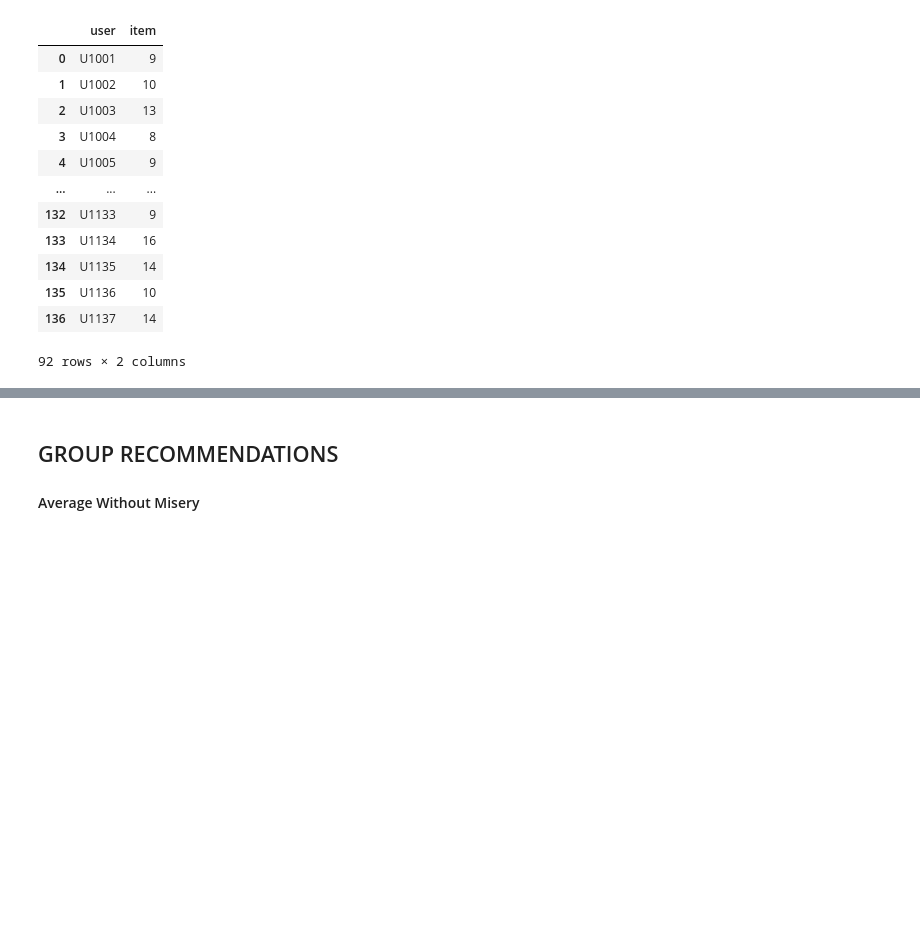
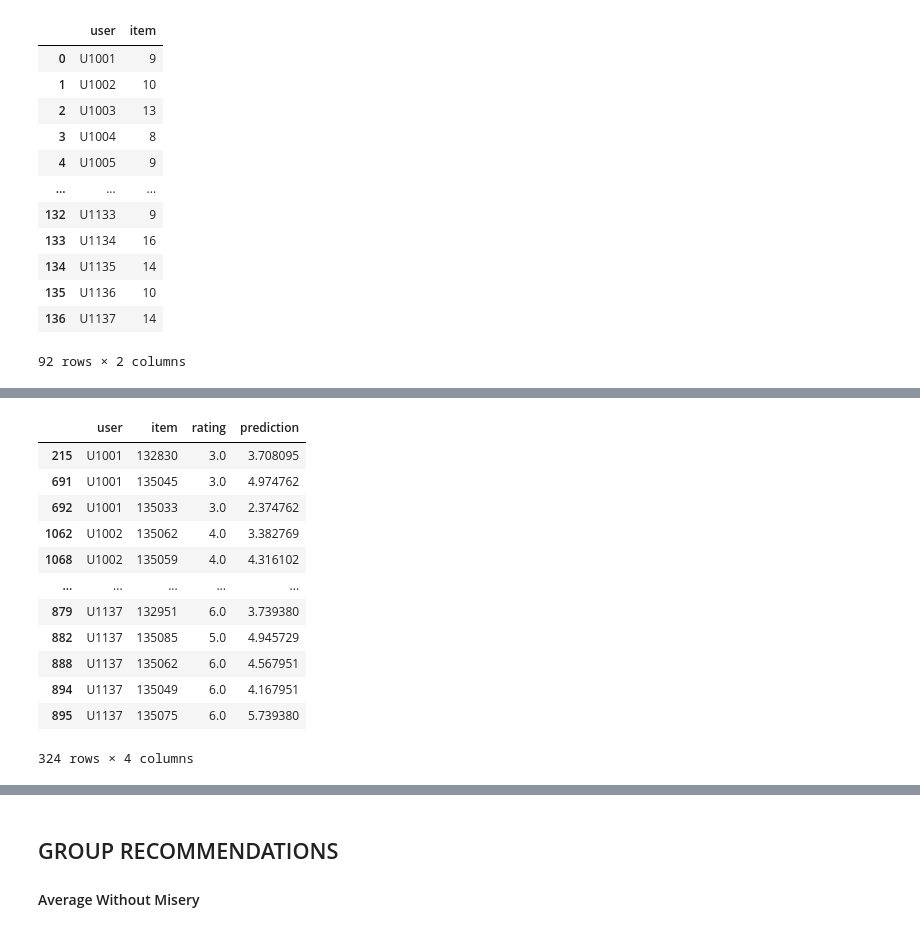
Before and after one commit to HusamAQ/RecSys_weRecommenaGrade10, a Jupyter notebook: notebooks/data_preprocessing.ipynb, the cells around one changed output, grey strips where cells are left out. Saved outputs shown, nothing was run; the diff lists cells and outputs as text; code cells hidden in the pictures; blank space fills up the shorter version.

```diff
--- a/notebooks/data_preprocessing.ipynb
+++ b/notebooks/data_preprocessing.ipynb
@@ -193,3 +202,19 @@ user_metric(preds, metric=rmse)
+# %%
+preds
+# %% [output]
+|  | user | item | rating | prediction |
+| 215 | U1001 | 132830 | 3.0 | 3.708095 |
+| 691 | U1001 | 135045 | 3.0 | 4.974762 |
+| 692 | U1001 | 135033 | 3.0 | 2.374762 |
+| 1062 | U1002 | 135062 | 4.0 | 3.382769 |
+| 1068 | U1002 | 135059 | 4.0 | 4.316102 |
+| ... | ... | ... | ... | ... |
+| 879 | U1137 | 132951 | 6.0 | 3.739380 |
+| 882 | U1137 | 135085 | 5.0 | 4.945729 |
+| 888 | U1137 | 135062 | 6.0 | 4.567951 |
+| 894 | U1137 | 135049 | 6.0 | 4.167951 |
+| 895 | U1137 | 135075 | 6.0 | 5.739380 |
+324 rows × 4 columns
 # %%
 # We use the collaborative user algorithm ItemItem, that use the nearest neighbors
 num_recs = 10  # Number of recommendations to generate
```
Also changed, not shown: parts of 15 cells of this notebook.
